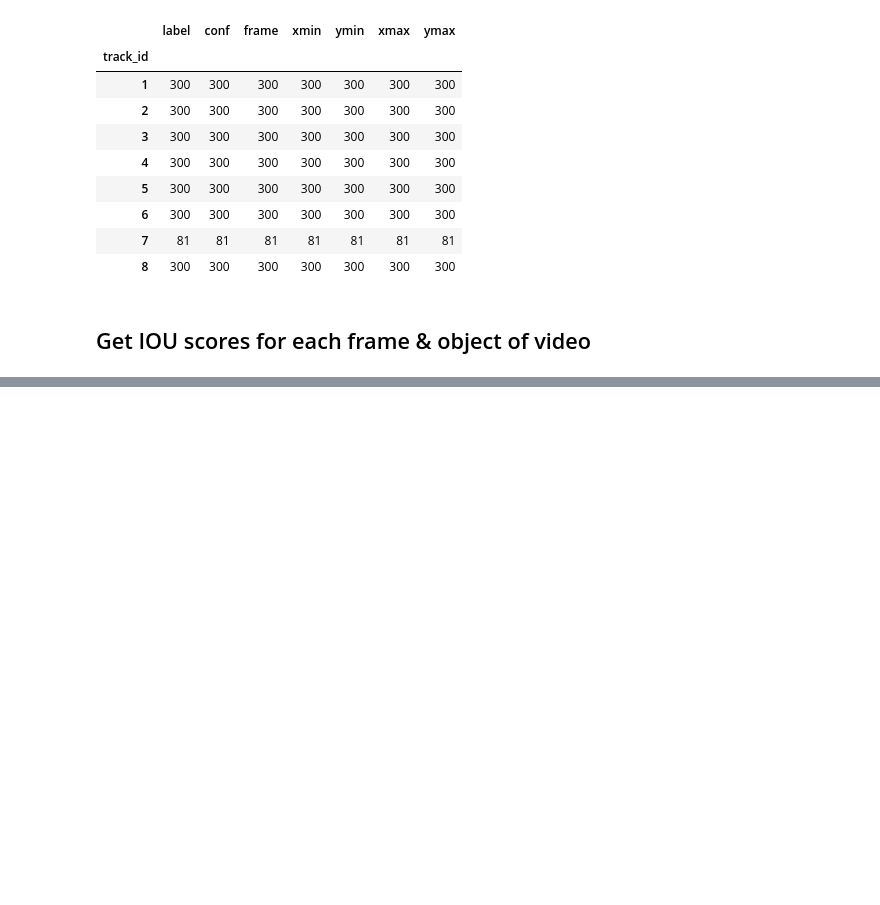
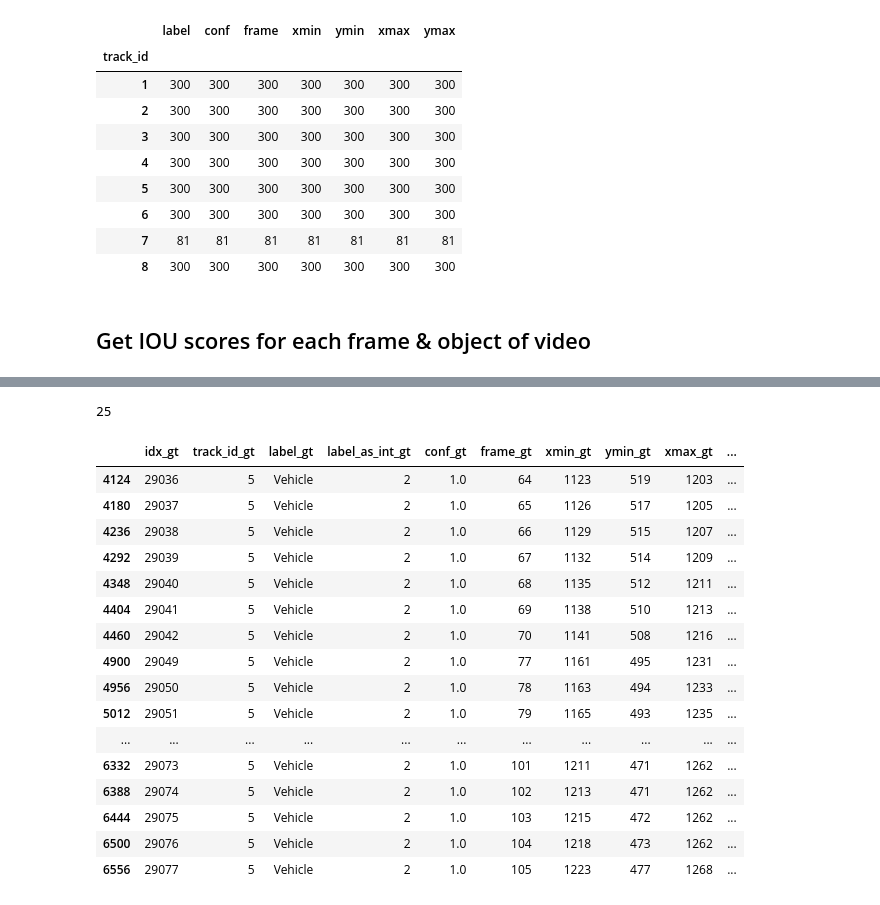
Before and after one commit to DawdlingDaedalus/VIRAT, a Jupyter notebook: analysis/06_26_2023_YOLOv8_300_Frames_IOU.ipynb, the cells around one changed output, grey strips where cells are left out. Cells and saved outputs as stored; diff of their text form; code cells hidden in the pictures; blank space fills up the shorter version.

```diff
--- a/analysis/06_26_2023_YOLOv8_300_Frames_IOU.ipynb
+++ b/analysis/06_26_2023_YOLOv8_300_Frames_IOU.ipynb
@@ -375,3 +375,38 @@ df_pred.groupby('track_id').count()
 | 8 | 300 | 300 | 300 | 300 | 300 | 300 | 300 |
 # %% [markdown]
 ## Get IOU scores for each frame & object of video
+# %%
+def get_iou(boxA, boxB):
+    """
+    Calculate the Intersection over Union (IoU) of two bounding boxes.
+
+    Parameters:
+    boxA -- [xmin, ymin, xmax, ymax] of box A
+    boxB -- [xmin, ymin, xmax, ymax] of box B
+
+    Returns:
+    iou   -- Intersection over Union
+    """
+    # determine the (x, y)-coordinates of the intersection rectangle
+    xA = max(boxA[0], boxB[0])
+    yA = max(boxA[1], boxB[1])
+    xB = min(boxA[2], boxB[2])
+    yB = min(boxA[3], boxB[3])
+
+    # compute the area of intersection rectangle
+    interArea = max(0, xB - xA + 1) * max(0, yB - yA + 1)
+
+    # compute the area of both the prediction and ground-truth rectangles
+    boxAArea = (boxA[2] - boxA[0] + 1) * (boxA[3] - boxA[1] + 1)
+    boxBArea = (boxB[2] - boxB[0] + 1) * (boxB[3] - boxB[1] + 1)
+
+    # compute the intersection over union by taking the intersection area and dividing it by the sum of prediction + ground-truth areas - the intersection area
+    iou = interArea / float(boxAArea + boxBArea - interArea)
+
+    # return the intersection over union value
+    return iou
+# %%
+# Create a cross join dataframe
+df_gt['key'] = 1
+df_pred['key'] = 1
+df_cross = pd.merge(df_gt, df_pred, left_on=['key', 'frame_gt'], right_on=['key', 'frame_pred']).drop("key", axis=1)
@@ -377,0 +433,8 @@ df_pred.groupby('track_id').count()
+# %%
+%%time
+
+# Calculate IOU for each pair
+df_cross['iou'] = df_cross.apply(lambda row: get_iou(row[['xmin_gt', 'ymin_gt', 'xmax_gt', 'ymax_gt']], row[['xmin_pred', 'ymin_pred', 'xmax_pred', 'ymax_pred']]), axis=1)
+
+# Find the pairs with maximum IOU for each ground truth bounding box
+df_matched = df_cross.loc[df_cross.groupby(['idx_gt'])['iou'].idxmax()]
@@ -377,0 +488,24 @@ df_pred.groupby('track_id').count()
+# %%
+len(df_gt) - len(df_pred)
+# %% [output]
+25
+# %%
+df_matched[df_matched['iou']<.01]
+# %% [output]
+|  | idx_gt | track_id_gt | label_gt | label_as_int_gt | conf_gt | frame_gt | xmin_gt | ymin_gt | xmax_gt | ... |
+| 4124 | 29036 | 5 | Vehicle | 2 | 1.0 | 64 | 1123 | 519 | 1203 | ... |
+| 4180 | 29037 | 5 | Vehicle | 2 | 1.0 | 65 | 1126 | 517 | 1205 | ... |
+| 4236 | 29038 | 5 | Vehicle | 2 | 1.0 | 66 | 1129 | 515 | 1207 | ... |
+| 4292 | 29039 | 5 | Vehicle | 2 | 1.0 | 67 | 1132 | 514 | 1209 | ... |
+| 4348 | 29040 | 5 | Vehicle | 2 | 1.0 | 68 | 1135 | 512 | 1211 | ... |
+| 4404 | 29041 | 5 | Vehicle | 2 | 1.0 | 69 | 1138 | 510 | 1213 | ... |
+| 4460 | 29042 | 5 | Vehicle | 2 | 1.0 | 70 | 1141 | 508 | 1216 | ... |
+| 4900 | 29049 | 5 | Vehicle | 2 | 1.0 | 77 | 1161 | 495 | 1231 | ... |
+| 4956 | 29050 | 5 | Vehicle | 2 | 1.0 | 78 | 1163 | 494 | 1233 | ... |
+| 5012 | 29051 | 5 | Vehicle | 2 | 1.0 | 79 | 1165 | 493 | 1235 | ... |
+| ... | ... | ... | ... | ... | ... | ... | ... | ... | ... | ... |
+| 6332 | 29073 | 5 | Vehicle | 2 | 1.0 | 101 | 1211 | 471 | 1262 | ... |
+| 6388 | 29074 | 5 | Vehicle | 2 | 1.0 | 102 | 1213 | 471 | 1262 | ... |
+| 6444 | 29075 | 5 | Vehicle | 2 | 1.0 | 103 | 1215 | 472 | 1262 | ... |
+| 6500 | 29076 | 5 | Vehicle | 2 | 1.0 | 104 | 1218 | 473 | 1262 | ... |
+| 6556 | 29077 | 5 | Vehicle | 2 | 1.0 | 105 | 1223 | 477 | 1268 | ... |
```
Also changed, not shown: parts of 9 cells of this notebook.
